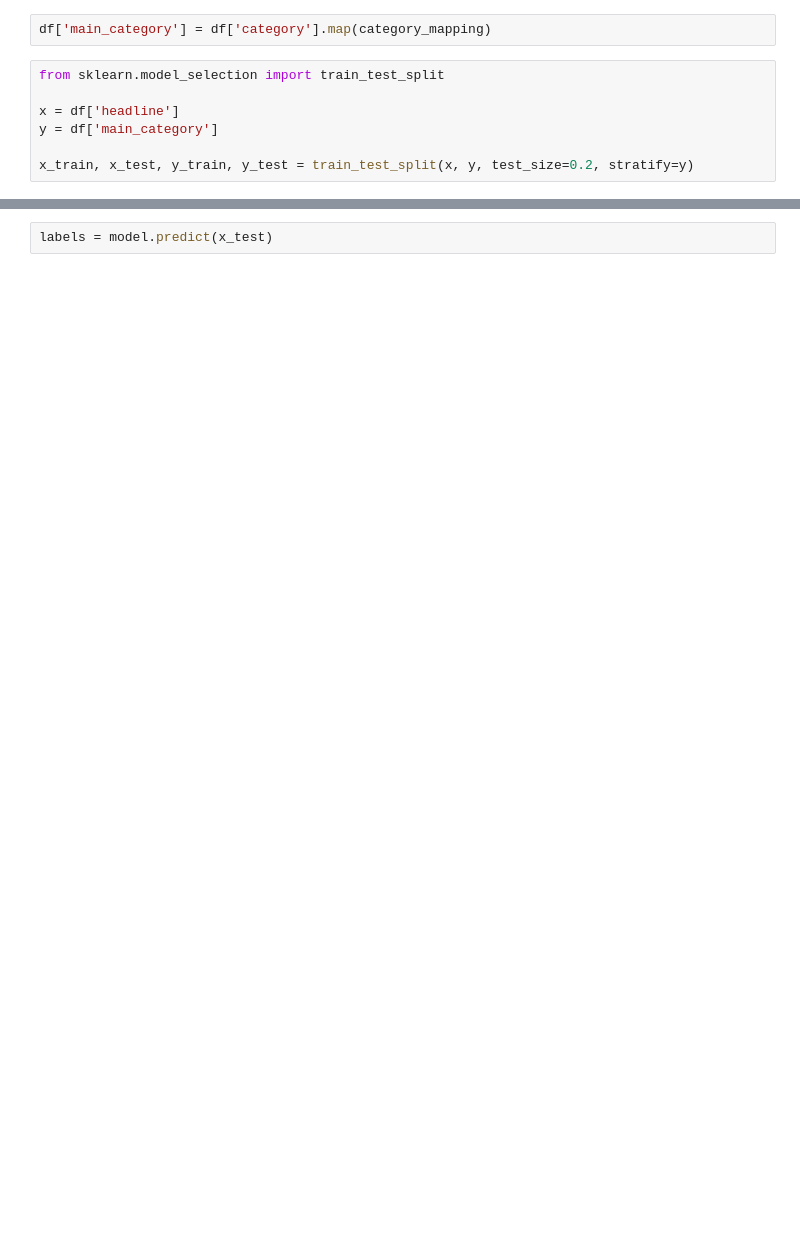
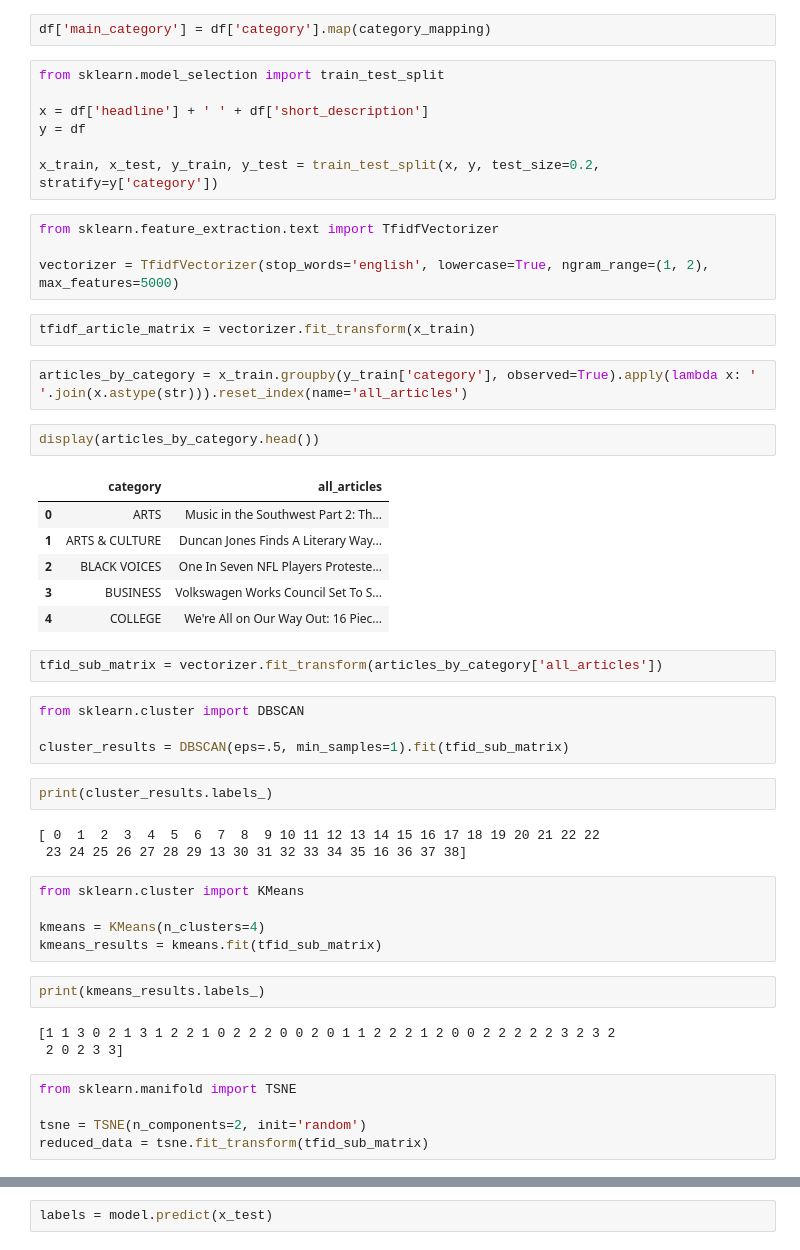
Before and after one commit to thisischrisnow/ml-news-analysis, a Jupyter notebook: notebooks/ml-news-analysis.ipynb, the cells around one changed output, grey strips where cells are left out. Cells and saved outputs as stored; diff of their text form; blank space fills up the shorter version.

```diff
--- a/notebooks/ml-news-analysis.ipynb
+++ b/notebooks/ml-news-analysis.ipynb
@@ -26,7 +22,50 @@ df['main_category'] = df['category'].map(category_mapping)
 # %%
 from sklearn.model_selection import train_test_split
 
-x = df['headline']
-y = df['main_category']
+x = df['headline'] + ' ' + df['short_description']
+y = df
 
-x_train, x_test, y_train, y_test = train_test_split(x, y, test_size=0.2, stratify=y)
+x_train, x_test, y_train, y_test = train_test_split(x, y, test_size=0.2, stratify=y['category'])
+# %%
+from sklearn.feature_extraction.text import TfidfVectorizer
+
+vectorizer = TfidfVectorizer(stop_words='english', lowercase=True, ngram_range=(1, 2), max_features=5000)
+# %%
+tfidf_article_matrix = vectorizer.fit_transform(x_train)
+# %%
+articles_by_category = x_train.groupby(y_train['category'], observed=True).apply(lambda x: ' '.join(x.astype(str))).reset_index(name='all_articles')
+# %%
+display(articles_by_category.head())
+# %% [output]
+|  | category | all_articles |
+| 0 | ARTS | Music in the Southwest Part 2: Th... |
+| 1 | ARTS & CULTURE | Duncan Jones Finds A Literary Way... |
+| 2 | BLACK VOICES | One In Seven NFL Players Proteste... |
+| 3 | BUSINESS | Volkswagen Works Council Set To S... |
+| 4 | COLLEGE | We're All on Our Way Out: 16 Piec... |
+# %%
+tfid_sub_matrix = vectorizer.fit_transform(articles_by_category['all_articles'])
+# %%
+from sklearn.cluster import DBSCAN
+
+cluster_results = DBSCAN(eps=.5, min_samples=1).fit(tfid_sub_matrix)
+# %%
+print(cluster_results.labels_)
+# %% [output]
+[ 0  1  2  3  4  5  6  7  8  9 10 11 12 13 14 15 16 17 18 19 20 21 22 22
+ 23 24 25 26 27 28 29 13 30 31 32 33 34 35 16 36 37 38]
+# %%
+from sklearn.cluster import KMeans
+
+kmeans = KMeans(n_clusters=4)
+kmeans_results = kmeans.fit(tfid_sub_matrix)
+# %%
+print(kmeans_results.labels_)
+# %% [output]
+[1 1 3 0 2 1 3 1 2 2 1 0 2 2 2 0 0 2 0 1 1 2 2 2 1 2 0 0 2 2 2 2 2 3 2 3 2
+ 2 0 2 3 3]
+# %%
+from sklearn.manifold import TSNE
+
+tsne = TSNE(n_components=2, init='random')
+reduced_data = tsne.fit_transform(tfid_sub_matrix)
```
Also changed, not shown: parts of 8 cells of this notebook, 1 other file.
